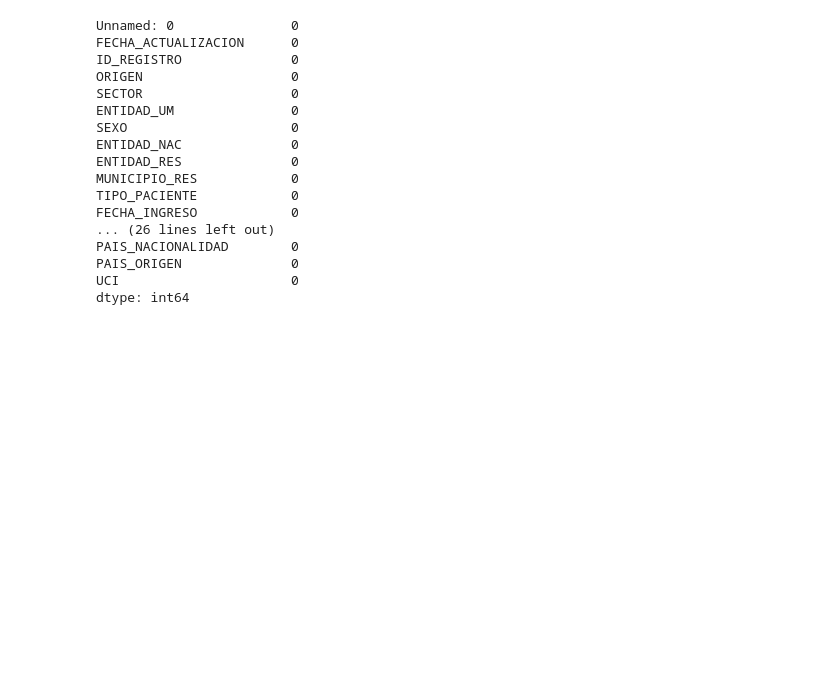
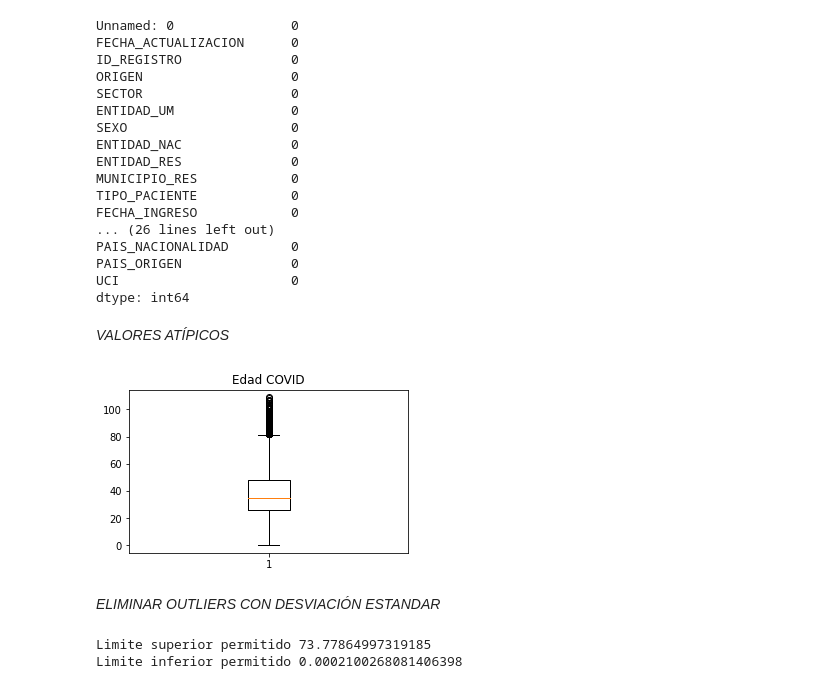
Before and after one commit to elenamnivonh/Actividad4, a Jupyter notebook: 9_covid.ipynb, the cells around one changed output. Saved outputs shown, nothing was run; the diff lists cells and outputs as text; code cells hidden in the pictures; blank space fills up the shorter version.

Commit message:
ELIMINACIÓN DE OUTLIERS

```diff
--- a/9_covid.ipynb
+++ b/9_covid.ipynb
@@ -121,3 +121,25 @@ PAIS_NACIONALIDAD        0
 PAIS_ORIGEN              0
 UCI                      0
 dtype: int64
+# %% [markdown]
+*VALORES ATÍPICOS*
+# %%
+#Diagrama de caja para la identificación de outliers
+fig = plt.figure(figsize =(5, 3))
+plt.boxplot(datacopy["EDAD"])
+plt.title("Edad COVID")
+plt.show()
+# %% [output]
+[figure, added]
+# %% [markdown]
+*ELIMINAR OUTLIERS CON DESVIACIÓN ESTANDAR*
+# %%
+#Método aplicando desviación estandar.
+y=datacopy["EDAD"]
+LS= y.mean() + 2.309*y.std()
+LI= y.mean() - 2.309*y.std()
+print("Limite superior permitido", LS)
+print("Limite inferior permitido", LI)
+# %% [output]
+Limite superior permitido 73.77864997319185
+Limite inferior permitido 0.0002100268081406398
```
Also changed, not shown: parts of 4 cells of this notebook.
